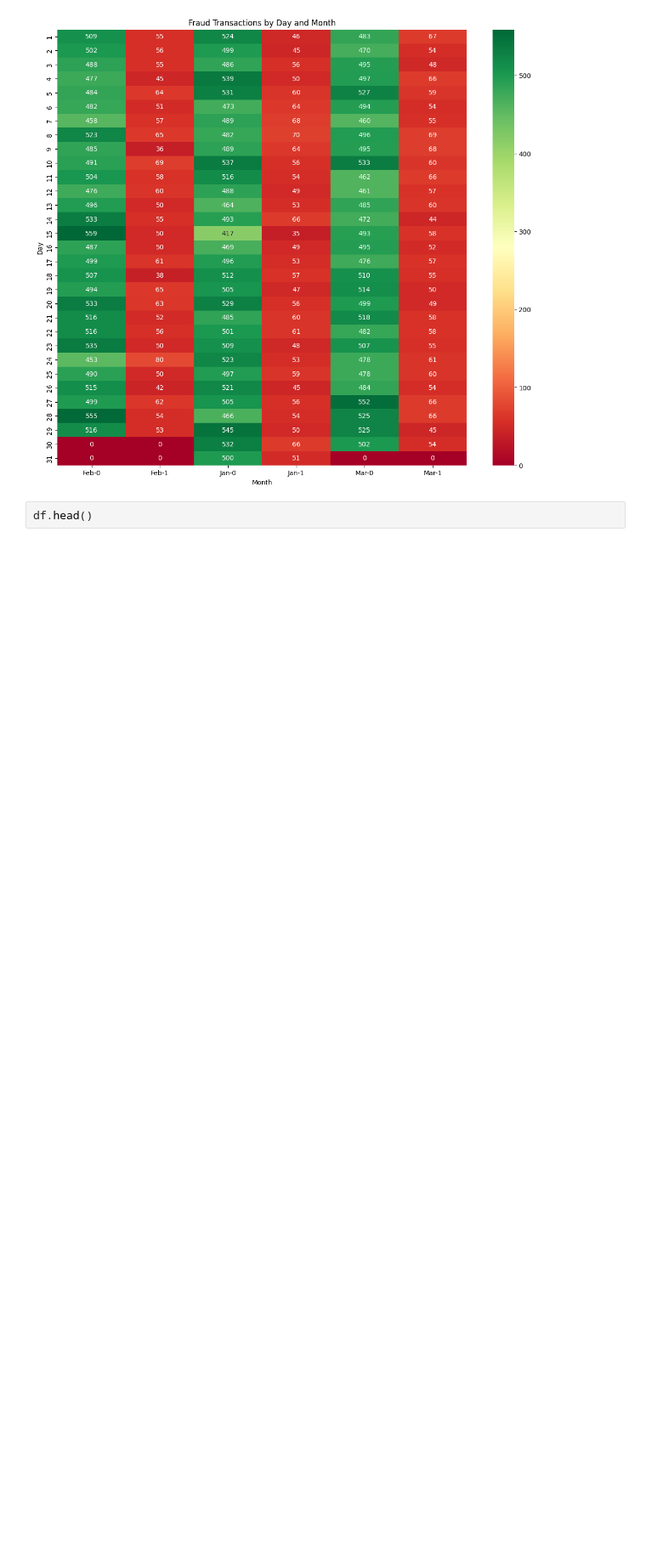
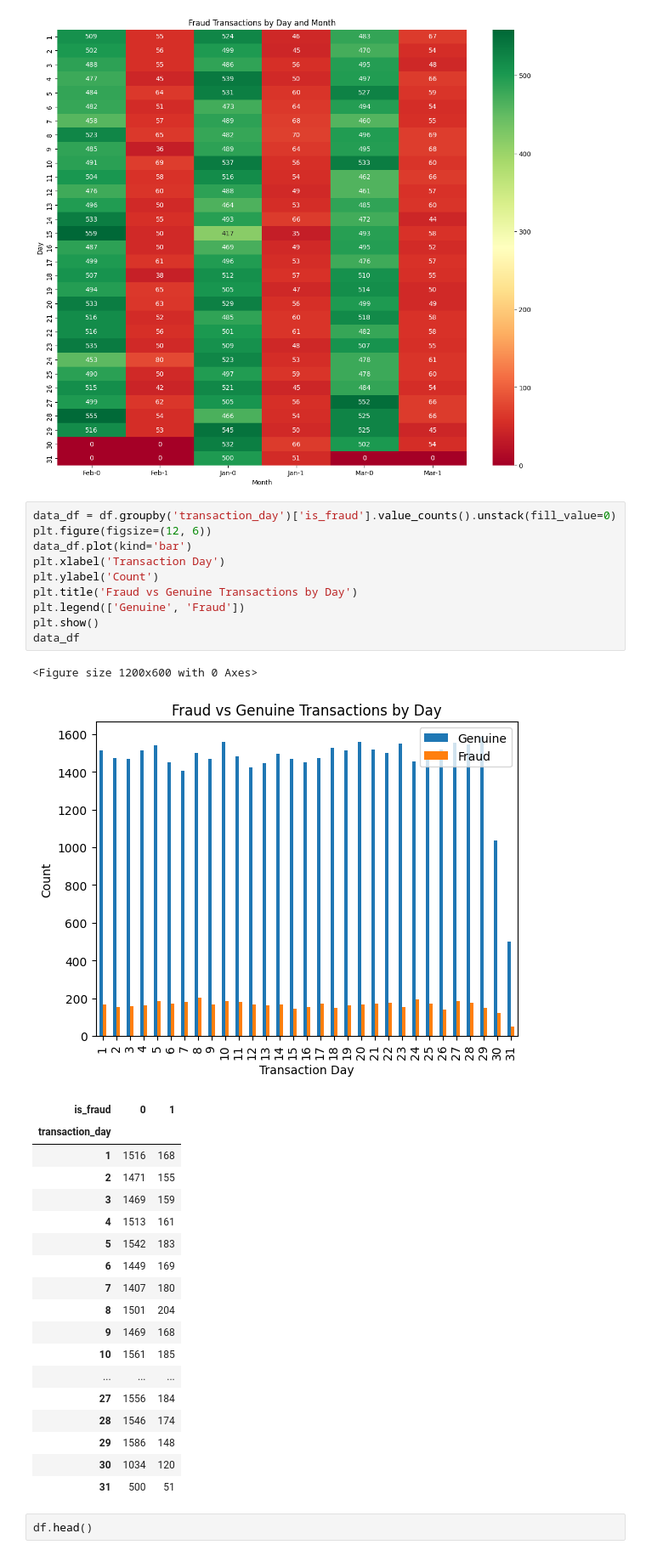
Before and after one commit to midhunmanohar25/Fraud_Detection_Project, a Jupyter notebook: notebooks/Multivariate_EDA_Fraud_Detection.ipynb, the cells around one changed output. Shown at 85% size. Drawn from its saved outputs; the diff is of its cells as text; blank space fills up the shorter version.

```diff
--- a/notebooks/Multivariate_EDA_Fraud_Detection.ipynb
+++ b/notebooks/Multivariate_EDA_Fraud_Detection.ipynb
@@ -61,6 +61,37 @@ plt.ylabel("Day")
 plt.show()
 # %% [output]
 [figure]
+# %%
+data_df = df.groupby('transaction_day')['is_fraud'].value_counts().unstack(fill_value=0)
+plt.figure(figsize=(12, 6))
+data_df.plot(kind='bar')
+plt.xlabel('Transaction Day')
+plt.ylabel('Count')
+plt.title('Fraud vs Genuine Transactions by Day')
+plt.legend(['Genuine', 'Fraud'])
+plt.show()
+data_df
+# %% [output]
+<Figure size 1200x600 with 0 Axes>
+[figure, added]
+| is_fraud | 0 | 1 |
+| transaction_day |  |  |
+| 1 | 1516 | 168 |
+| 2 | 1471 | 155 |
+| 3 | 1469 | 159 |
+| 4 | 1513 | 161 |
+| 5 | 1542 | 183 |
+| 6 | 1449 | 169 |
+| 7 | 1407 | 180 |
+| 8 | 1501 | 204 |
+| 9 | 1469 | 168 |
+| 10 | 1561 | 185 |
+| ... | ... | ... |
+| 27 | 1556 | 184 |
+| 28 | 1546 | 174 |
+| 29 | 1586 | 148 |
+| 30 | 1034 | 120 |
+| 31 | 500 | 51 |
 # %%
 df.head()
 # %% [output]
```
Also changed, not shown: 2 other files.
